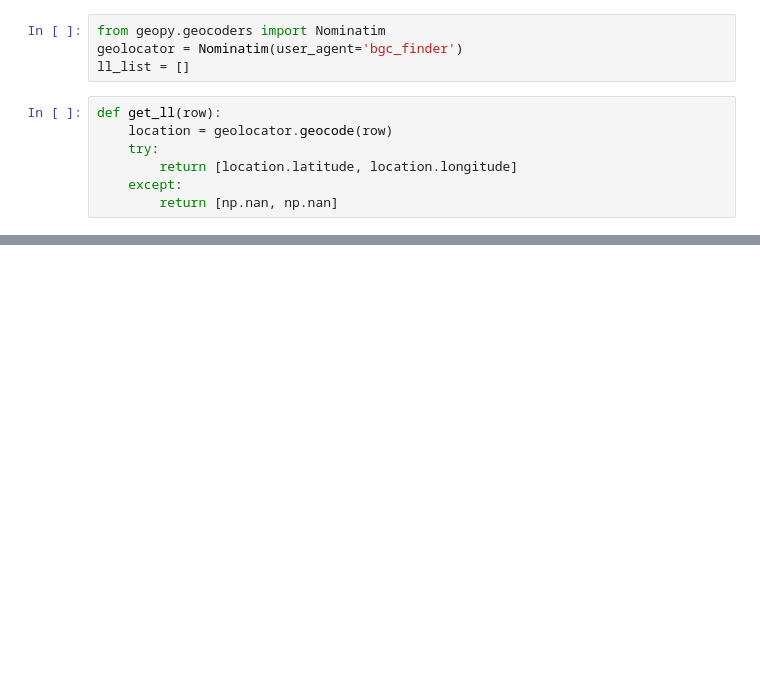
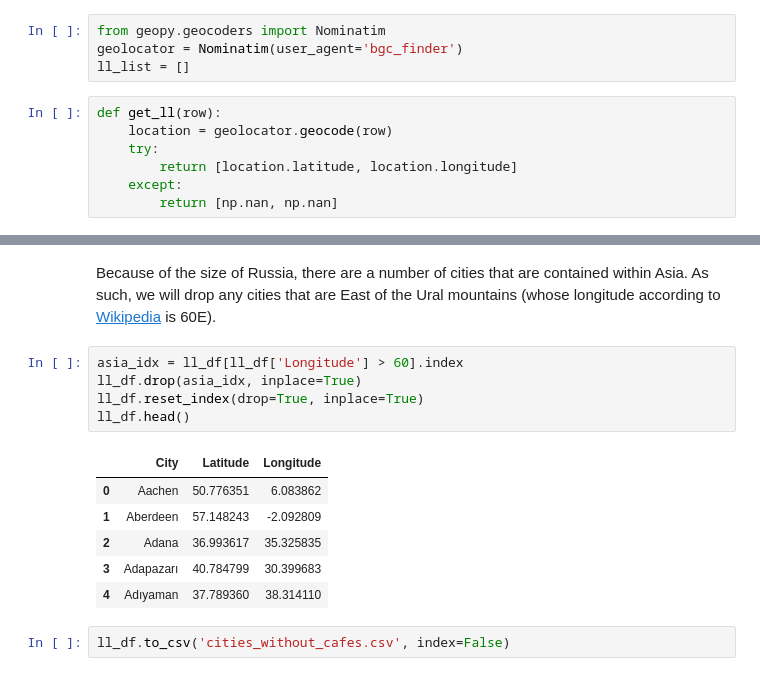
Before and after one commit to kossick/Coursera_Capstone, a Jupyter notebook: Non-cafe_cities.ipynb, the cells around one changed output, grey strips where cells are left out. Drawn from its saved outputs; the diff is of its cells as text; blank space fills up the shorter version.

```diff
--- a/Non-cafe_cities.ipynb
+++ b/Non-cafe_cities.ipynb
@@ -155,2 +160,18 @@ if len(null_idx) > 0:
 # %% [output]
 There are 0 rows missing data.
+# %% [markdown]
+Because of the size of Russia, there are a number of cities that are contained within Asia. As such, we will drop any cities that are East of the Ural mountains (whose longitude according to [Wikipedia](https://en.wikipedia.org/wiki/Ural_Mountains) is 60E).
+# %%
+asia_idx = ll_df[ll_df['Longitude'] > 60].index
+ll_df.drop(asia_idx, inplace=True)
+ll_df.reset_index(drop=True, inplace=True)
+ll_df.head()
+# %% [output]
+|  | City | Latitude | Longitude |
+| 0 | Aachen | 50.776351 | 6.083862 |
+| 1 | Aberdeen | 57.148243 | -2.092809 |
+| 2 | Adana | 36.993617 | 35.325835 |
+| 3 | Adapazarı | 40.784799 | 30.399683 |
+| 4 | Adıyaman | 37.789360 | 38.314110 |
+# %%
+ll_df.to_csv('cities_without_cafes.csv', index=False)
```
Also changed, not shown: parts of 5 cells of this notebook, 4 other files.
